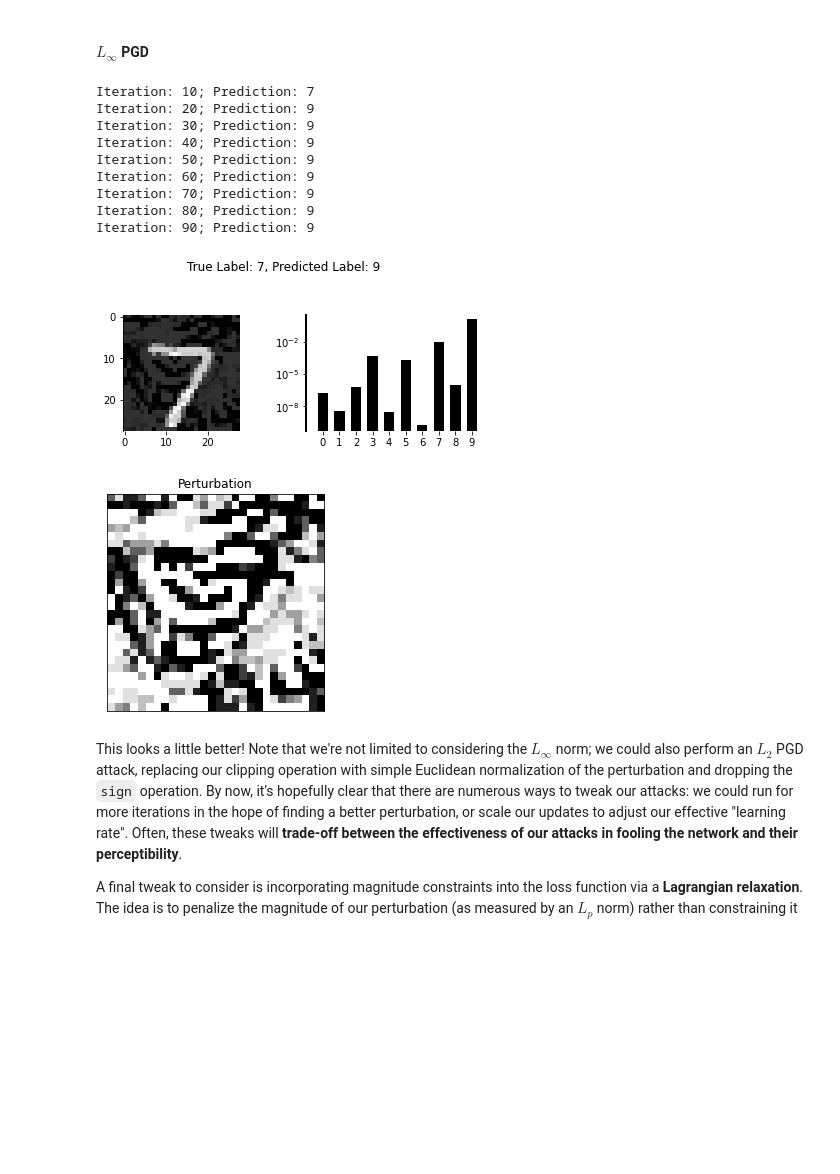
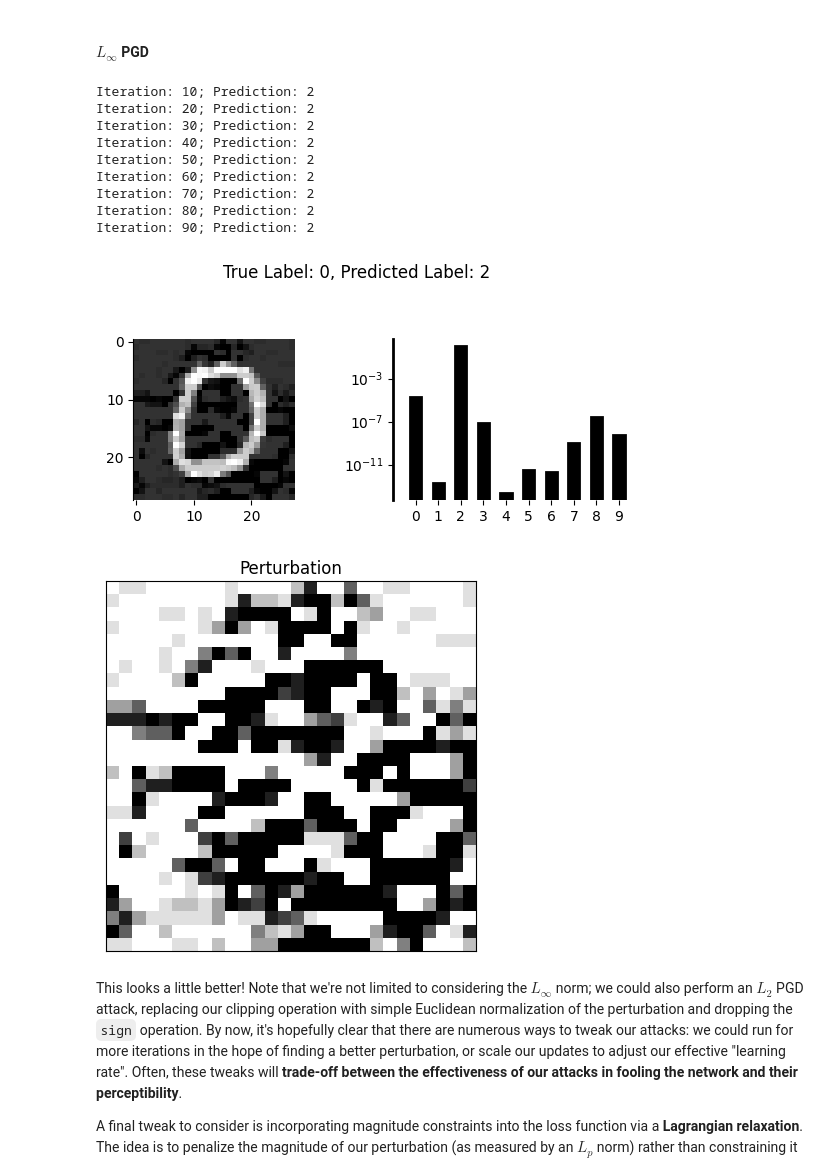
Before and after one commit to cs449f23/lectures, a Jupyter notebook: notebooks/4_adversarial.ipynb, the cells around one changed output. Saved outputs shown, nothing was run; the diff lists cells and outputs as text; code cells hidden in the pictures; blank space fills up the shorter version.

```diff
--- a/notebooks/4_adversarial.ipynb
+++ b/notebooks/4_adversarial.ipynb
@@ -147,7 +148,7 @@ Given an input image, our model produces a score for each class (digit).
 # %%
 # select an input
 batch_x, batch_y = next(iter(mnist_test))
-x, y = batch_x[0].to(device), batch_y[0].to(device)
+x, y = batch_x[10].to(device), batch_y[10].to(device)
 
 # corresponding image & predicted class scores
 plot_mnist(x, y, model)
@@ -209,7 +210,8 @@ We can iteratively update our input using these gradients to craft an adversaria
 #### Simple Update
 # %%
 # pick a class we want the network to predict given our adversarial input
-target = torch.tensor([9]).to(device)
+# target = torch.tensor([9]).to(device)
+target = torch.ones([1], dtype=torch.long) * y
 
 x = x.reshape(1, 1, 28, 28).detach()
 
@@ -217,7 +219,7 @@ x = x.reshape(1, 1, 28, 28).detach()
 delta = torch.zeros_like(x).requires_grad_(True)
 
 # perturbation "training" loop
-for i in range(1, 100):
+for i in range(1, 1000):
 
     # clear gradients each step
     delta.grad = None
@@ -226,7 +228,7 @@ for i in range(1, 100):
     outputs = model(x + delta)
 
     # log current prediction
-    if not i % 10:
+    if not i % 100:
         print(f"Iteration: {i}; Prediction: {outputs.argmax()}")
 
     # compute loss: how "far" is prediction from target?
@@ -240,7 +242,7 @@ for i in range(1, 100):
     with torch.no_grad():
 
         # update with raw gradients
-        delta -= grad
+        delta += grad
 
 # plot final prediction
 plot_mnist(x + delta.detach(), y, model)
@@ -268,7 +270,8 @@ We've successfully modified our input to achieve our target label! Notice that o
 #### $L_\infty$ PGD
 # %%
 # pick a class we want the network to predict given our adversarial input
-target = torch.tensor([9]).to(device)
+# target = torch.tensor([9]).to(device)
+target = torch.ones([1], dtype=torch.long) * y
 
 x = x.reshape(1, 1, 28, 28)
 
@@ -286,45 +289,45 @@ for i in range(1, 100):
 
     # log current prediction
     if not i % 10:
         print(f"Iteration: {i}; Prediction: {outputs.argmax()}")
 
     # compute loss: how "far" is prediction from target?
     loss = torch.nn.functional.nll_loss(outputs, target)
 
     # compute gradient of loss w.r.t. our perturbation
     loss.backward()
     grad = delta.grad.detach()
 
     # update our perturbation to descend the loss
     with torch.no_grad():
 
         # take uniform steps along the gradient for all pixels
-        delta -= torch.sign(grad) * 0.1
+        delta += torch.sign(grad) * 0.1
 
         # bound the magnitude of the perturbation at each iteration
         delta.clip_(min=-0.4, max=0.4)
 
 # plot final prediction
 plot_mnist(x + delta.detach(), y, model)
 
 
 # plot perturbation (difference between benign and adversarial inputs)
 plt.title("Perturbation")
 plt.imshow(delta.detach().cpu().reshape(28, 28).numpy(), cmap='gray')
 plt.xticks([]), plt.yticks([])
 plt.show()
 # %% [output]
-Iteration: 10; Prediction: 7
-Iteration: 20; Prediction: 9
-Iteration: 30; Prediction: 9
-Iteration: 40; Prediction: 9
-Iteration: 50; Prediction: 9
-Iteration: 60; Prediction: 9
-Iteration: 70; Prediction: 9
-Iteration: 80; Prediction: 9
-Iteration: 90; Prediction: 9
+Iteration: 10; Prediction: 2
+Iteration: 20; Prediction: 2
+Iteration: 30; Prediction: 2
+Iteration: 40; Prediction: 2
+Iteration: 50; Prediction: 2
+Iteration: 60; Prediction: 2
+Iteration: 70; Prediction: 2
+Iteration: 80; Prediction: 2
+Iteration: 90; Prediction: 2
-[figure, old version]
+[figure, new version]
-[figure, old version]
+[figure, new version]
 # %% [markdown]
 This looks a little better! Note that we're not limited to considering the $L_\infty$ norm; we could also perform an $L_2$ PGD attack, replacing our clipping operation with simple Euclidean normalization of the perturbation and dropping the `sign` operation. By now, it's hopefully clear that there are numerous ways to tweak our attacks: we could run for more iterations in the hope of finding a better perturbation, or scale our updates to adjust our effective "learning rate". Often, these tweaks will __trade-off between the effectiveness of our attacks in fooling the network and their perceptibility__.
 
```
Also changed, not shown: parts of 14 cells of this notebook, 39 other files.
